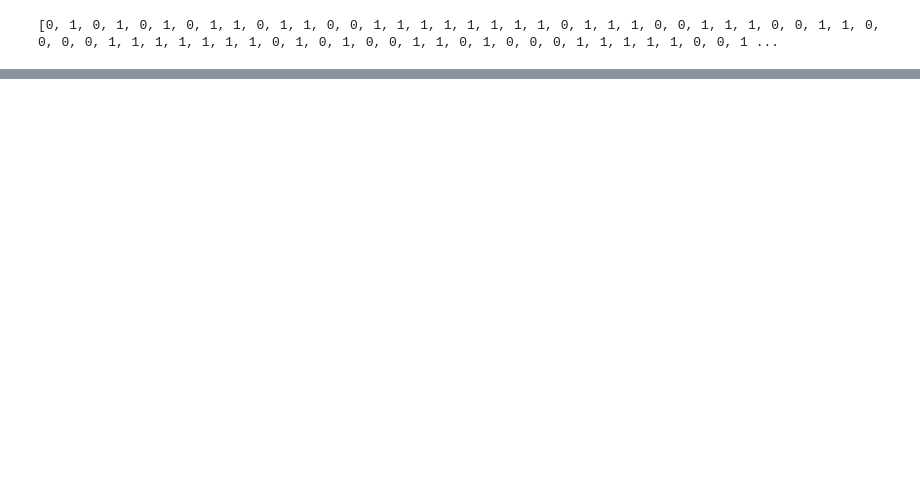
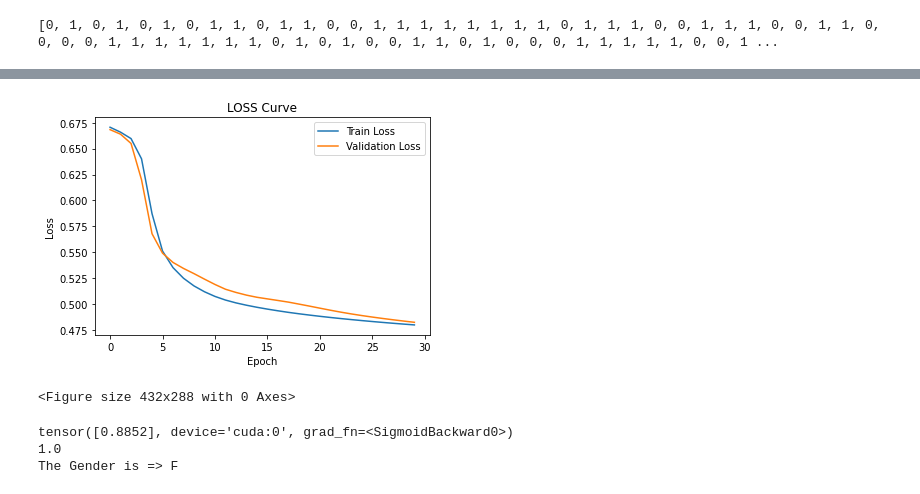
Before and after one commit to HeliaHashemipour/NameGender-Detection, a Jupyter notebook: Name_Gender_Detection.ipynb, the cells around one changed output, grey strips where cells are left out. Saved outputs shown, nothing was run; the diff lists cells and outputs as text; code cells hidden in the pictures; blank space fills up the shorter version.

Commit message:
Add : train the model

```diff
--- a/Name_Gender_Detection.ipynb
+++ b/Name_Gender_Detection.ipynb
@@ -183,13 +196,13 @@ def pad_collate(batch):
 # %%
 """ Hyper-Parameter Definition """
 
-BATCH_SIZE = 32
+BATCH_SIZE = 50
 EPOCH_SIZE = 30
 
 INPUT_SIZE = len(CHAR2INDEX)
 HIDDEN_SIZE = 256
 OUTPUT_DIM = 1
-N_LAYES = 1
+N_LAYERS = 1
 LEARNING_RATE = 0.001
 
 
@@ -250,0 +338,25 @@ class MODEL(nn.Module):
+# %%
+def save_checkpoint(save_path, model, optimizer, valid_loss):
+    if not save_path:
+        return
+
+    state_dict = {'model_state_dict': model.state_dict(),
+                  'optimizer_state_dict': optimizer.state_dict(),
+                  'valid_loss': valid_loss}
+
+    torch.save(state_dict, save_path)
+    print(f'Model saved to ==> {save_path}')
+
+
+
+def load_checkpoint(load_path, model, optimizer):
+    if not load_path:
+        return
+
+    state_dict = torch.load(load_path, map_location=DEVICE)
+    print(f'Model loaded from <== {load_path}')
+
+    model.load_state_dict(state_dict['model_state_dict'])
+    optimizer.load_state_dict(state_dict['optimizer_state_dict'])
+
+    return state_dict['valid_loss']
@@ -250,0 +511,29 @@ class MODEL(nn.Module):
+# %%
+from matplotlib import pyplot as plt
+
+plt.title("LOSS Curve")
+
+plt.plot(plot_loss_train, label='Train Loss')
+plt.plot(plot_loss_valid, label='Validation Loss')
+
+plt.xlabel('Epoch')
+plt.ylabel('Loss')
+plt.legend(loc='upper right')
+plt.show()
+plt.savefig('/content/gender_detection_loss_curve.png')
+# %% [output]
+[figure, added]
+<Figure size 432x288 with 0 Axes>
+# %%
+NAME = 'helia'
+NAME = torch.tensor([indexing(NAME, CHAR2INDEX)], dtype=torch.int).to(DEVICE)
+print(NAME.size())
+PREDICTED_CLASS = MODEL(NAME)
+print(PREDICTED_CLASS)
+PREDICTED_CLASS = torch.round(PREDICTED_CLASS).item()
+print(PREDICTED_CLASS)
+print(f'The Gender is => {INDEX2LABEL[PREDICTED_CLASS]}')
+# %% [output]
+tensor([0.8852], device='cuda:0', grad_fn=<SigmoidBackward0>)
+1.0
+The Gender is => F
```
Also changed, not shown: parts of 15 cells of this notebook.
